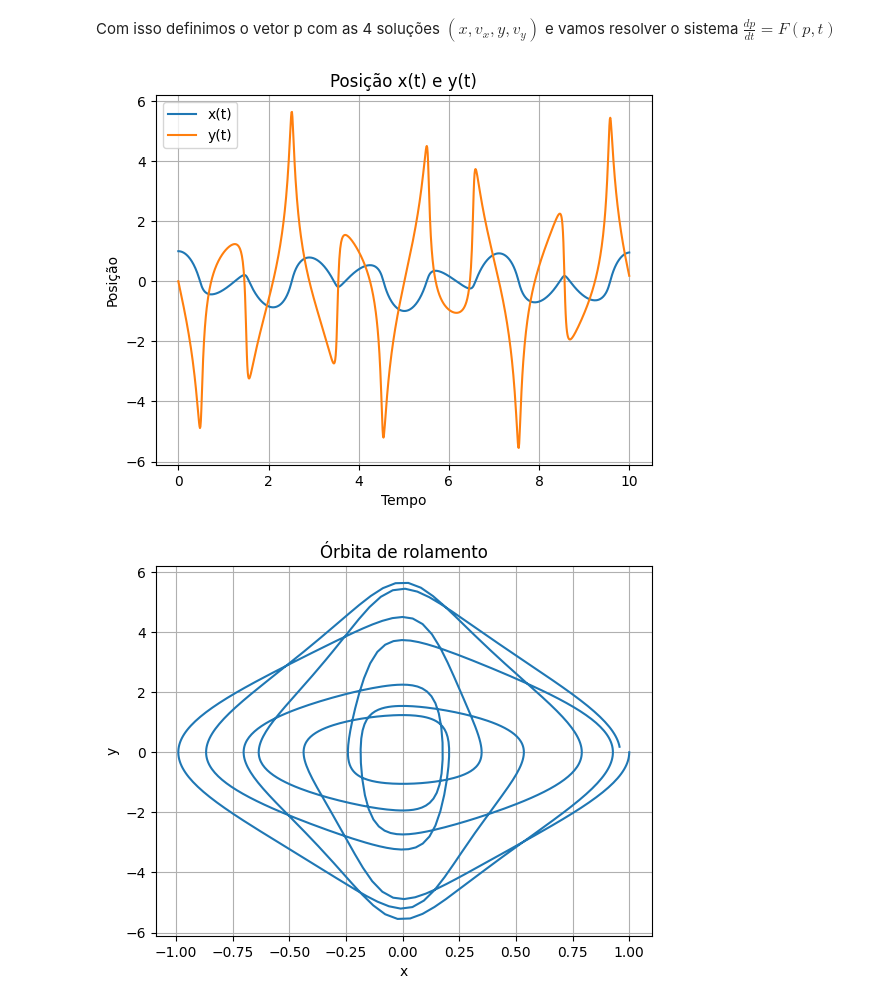
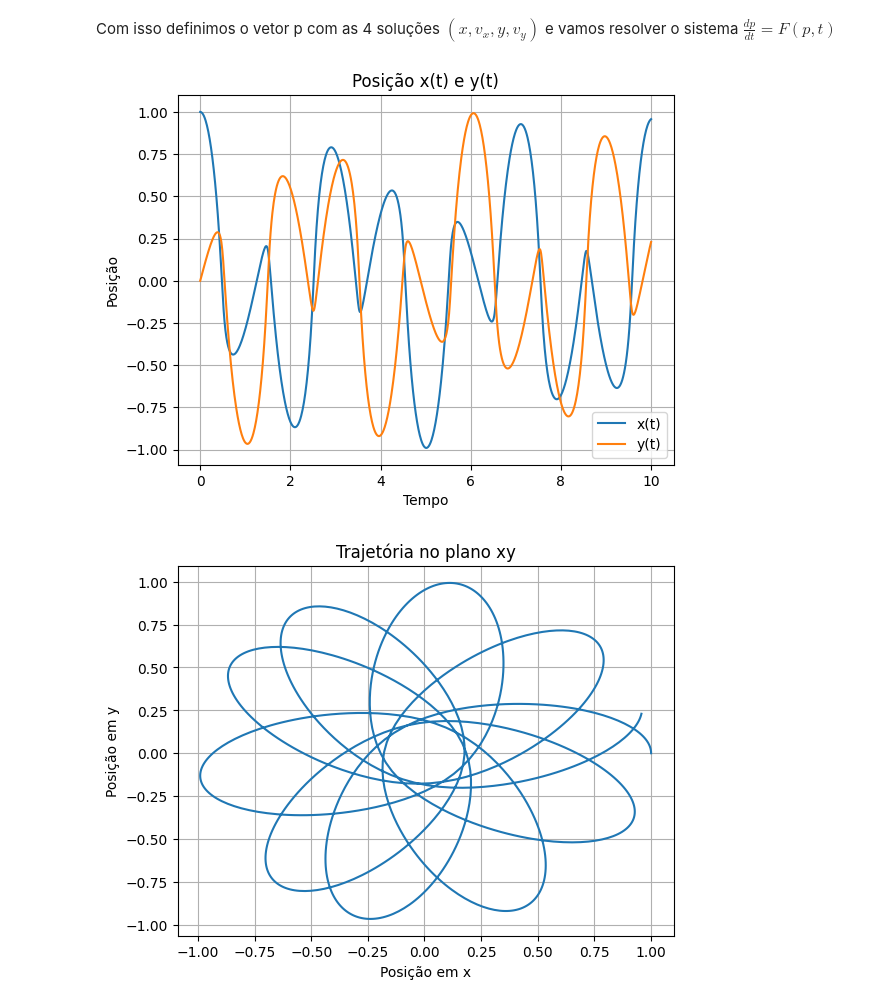
Before and after one commit to LucasMelo131/FisComp, a Jupyter notebook: Lucas_Melo_prova1.ipynb, the cells around one changed output. Saved outputs shown, nothing was run; the diff lists cells and outputs as text; code cells hidden in the pictures.

```diff
--- a/Lucas_Melo_prova1.ipynb
+++ b/Lucas_Melo_prova1.ipynb
@@ -185,24 +148,58 @@ t = np.array(t)
+# %%
+#Implementação do método RK4 para resolução do problema:
+def RK4 (F,valores,dt):
+  k1 = dt*F(valores)
+  k2 = dt*F(valores + 0.5*k1)
+  k3 = dt*F(valores + 0.5*k2)
+  k4 = dt*F(valores + k3)
+  return valores + (k1 + 2*k2 + 2*k3 + k4)/6
+# %%
+# Condições iniciais
+t0 = 0
+tf = 10
+
+#garantir que os pontos de t0 a tf estejam na contagem
+dt = 0.01
+num_steps = int((tf - t0) / dt) + 1
+
+val = np.array([1.0, 0.0, 0.0, 1.0])  # [x, y, vx, vy]
+tp = np.linspace(t0, tf, num_steps)
+
+# Arrays para armazenar as soluções
+xp = []
+yp = []
+
+# Loop de integração
+for t in tp:
+    xp.append(val[0])
+    yp.append(val[1])
+    val = RK4(sist_EDO,val,dt)
+
+# Converter para arrays NumPy
+xp = np.array(xp)
+yp = np.array(yp)
 # %%
-#plotar o gráfico das soluções x(t) e (y(t))
-
-plt.plot(t,x)
-plt.plot(t,y)
-plt.title("Posição x(t) e y(t)")
+# x(t) e y(t) ao longo do tempo
+plt.plot(tp, xp, label="x(t)")
+plt.plot(tp, yp, label="y(t)")
 plt.xlabel("Tempo")
 plt.ylabel("Posição")
-plt.legend(["x(t)","y(t)"])
+plt.title("Posição x(t) e y(t)")
+plt.legend()
 plt.grid()
+
 plt.show()
 # %% [output]
-[figure, old version]
+[figure, new version]
 # %%
-#gráfico da órbita de rolamento: y versus x
+#Plotar o gráfico da órbita de rolamento (y versus x)
 
-plt.plot(x,y)
-plt.title("Órbita de rolamento")
-plt.xlabel("Posição x")
-plt.ylabel("Posição y")
+plt.plot(xp, yp, label="Trajetória")
+plt.xlabel("Posição em x")
+plt.ylabel("Posição em y")
+plt.title("Trajetória no plano xy")
+
 plt.grid()
 plt.show()
 # %% [output]
-[figure, old version]
+[figure, new version]
```
Also changed, not shown: parts of 6 cells of this notebook.
